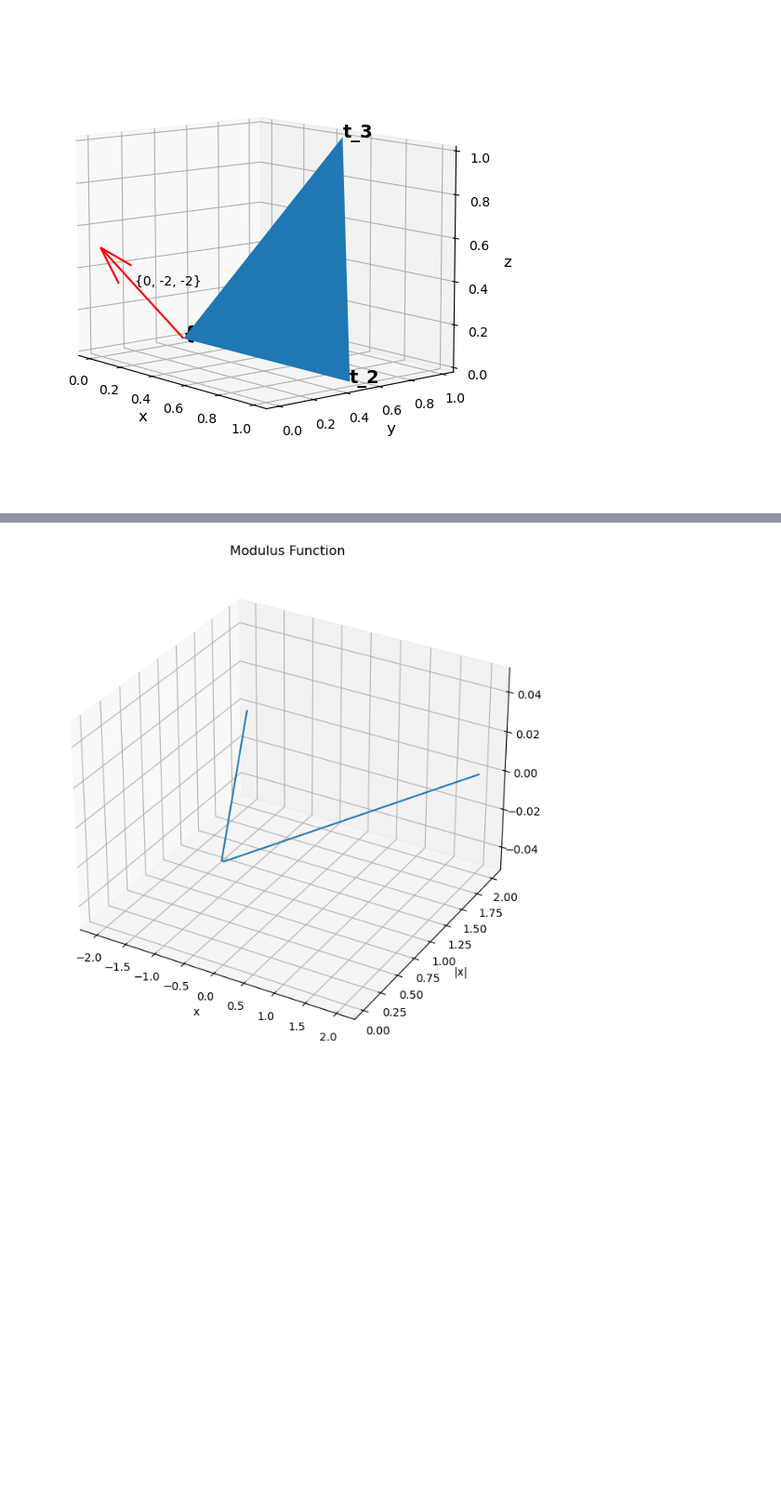
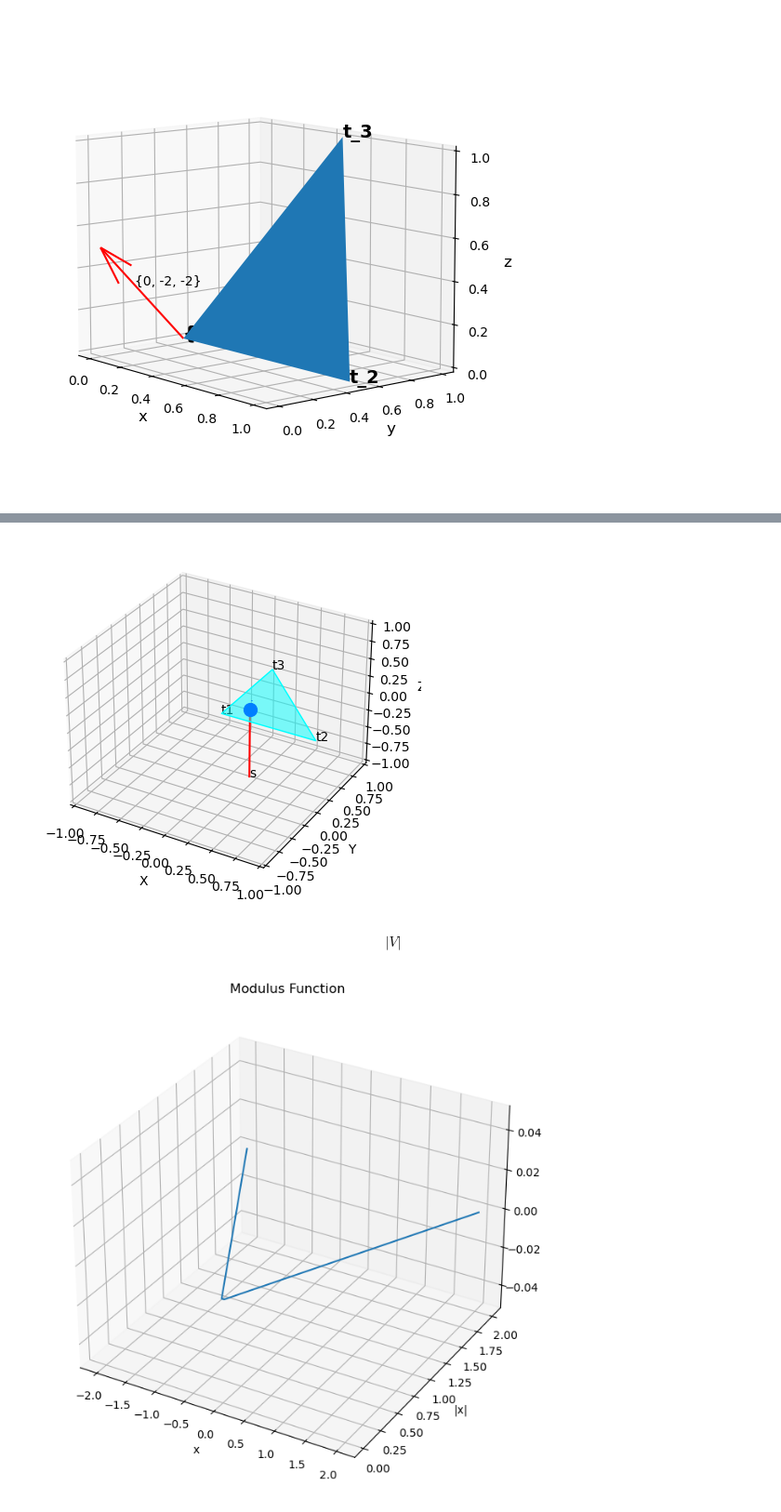
Before and after one commit to nikolayzhechev/Ray-Tracing-Algorithm-and-Ray-Tracer, a Jupyter notebook: Notes.ipynb, the cells around one changed output, grey strips where cells are left out. Shown at 93% size. Drawn from its saved outputs; the diff is of its cells as text; code cells hidden in the pictures; blank space fills up the shorter version.

```diff
--- a/Notes.ipynb
+++ b/Notes.ipynb
@@ -297,3 +436,72 @@ $$ \lambda \bar{m} + \bar{s} $$
+# %%
+# test code
+# Function to check if point P is on the same side of the line AB as point C
+def same_side(p1, p2, a, b):
+    cp1 = np.cross(b - a, p1 - a)
+    cp2 = np.cross(b - a, p2 - a)
+    return np.dot(cp1, cp2) >= 0
+
+# Function to check if point P is inside the triangle ABC
+def point_in_triangle(p, a, b, c):
+    return same_side(p, a, b, c) and same_side(p, b, a, c) and same_side(p, c, a, b)
+
+# Define the vertices of the triangle
+t1 = np.array([0, 0, 0])
+t2 = np.array([1, 0, 0])
+t3 = np.array([0, 1, 0])
+
+# Define the ray starting point and direction
+s = np.array([0.2, 0.2, -1])
+m = np.array([0, 0, 1])
+
+# Plane equation coefficients
+a, b, c = np.cross(t2 - t1, t3 - t1)
+k = -np.dot(np.array([a, b, c]), t1)
+
+# Calculate the intersection point of the ray with the plane
+numerator = -(a * s[0] + b * s[1] + c * s[2] + k)
+denominator = (a * m[0] + b * m[1] + c * m[2])
+λ = numerator / denominator
+intersection = s + λ * m
+
+# Check if the intersection point is inside the triangle
+inside = point_in_triangle(intersection, t1, t2, t3)
+
+# Plotting
+fig = plt.figure()
+ax = fig.add_subplot(111, projection='3d')
+
+# Plot the triangle
+triangle = np.array([t1, t2, t3])
+ax.add_collection3d(Poly3DCollection([triangle], color='cyan', alpha=0.5))
+
+# Plot the ray
+ray = np.array([s, intersection])
+ax.plot(ray[:, 0], ray[:, 1], ray[:, 2], color='red')
+
+# Plot the intersection point
+ax.scatter(*intersection, color='blue' if inside else 'red', s=100)
+
+# Annotate points
+ax.text(*t1, "t1", color='black')
+ax.text(*t2, "t2", color='black')
+ax.text(*t3, "t3", color='black')
+ax.text(*s, "s", color='black')
+ax.text(*intersection, "i", color='blue' if inside else 'red')
+
+# Set plot limits and labels
+ax.set_xlim(-1, 1)
+ax.set_ylim(-1, 1)
+ax.set_zlim(-1, 1)
+ax.set_xlabel('X')
+ax.set_ylabel('Y')
+ax.set_zlabel('Z')
+
+plt.show()
+# %% [output]
+[figure, added]
+# %% [markdown]
+$$ |V| $$
 # %%
 x = np.linspace(-2, 2, 100)
 y = abs(x)
```
Also changed, not shown: parts of 11 cells of this notebook, 1 other file.
